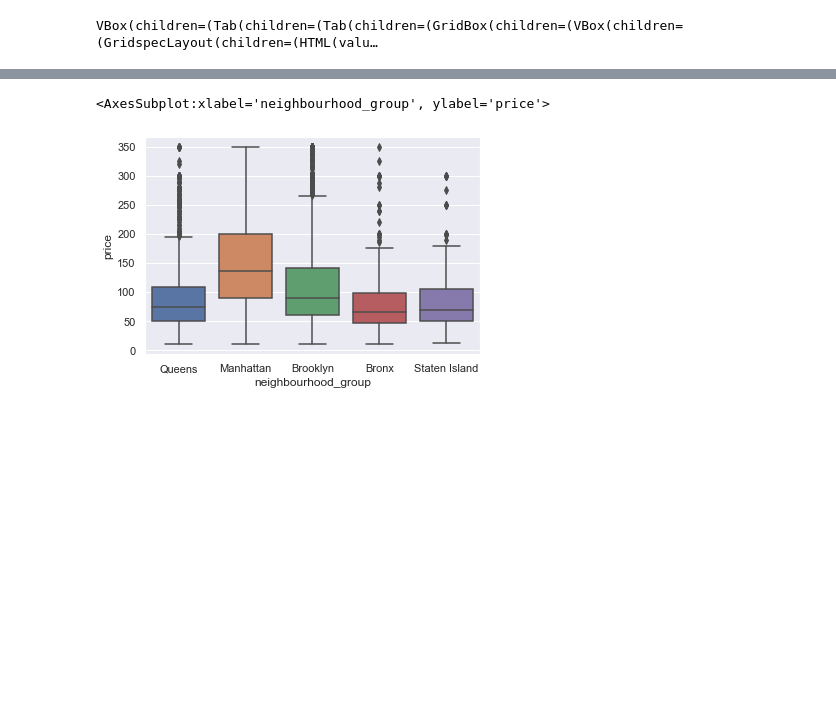
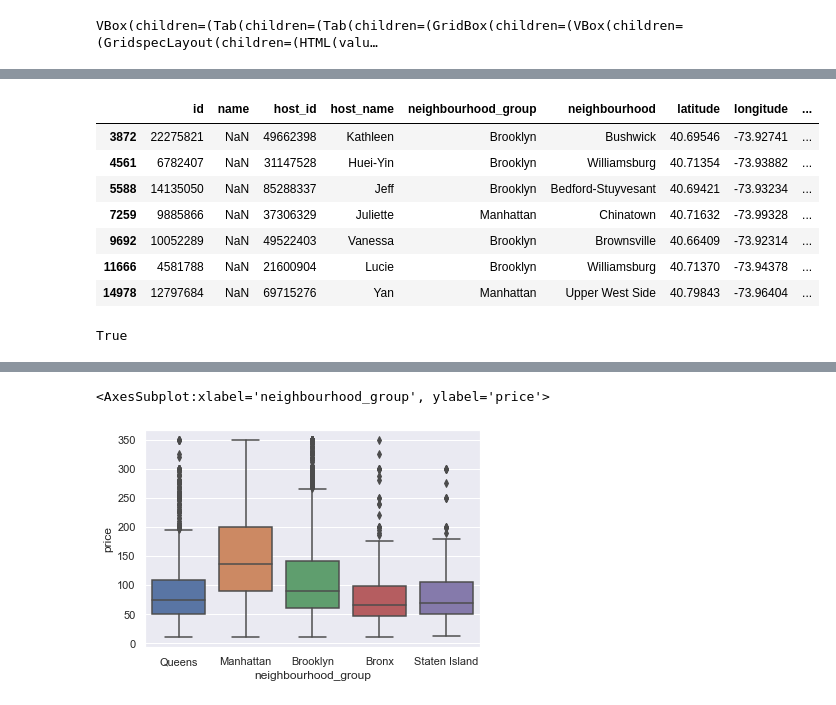
Before and after one commit to kangaroo98/nd0821-c2-build-model-workflow-starter, a Jupyter notebook: src/eda/EDA.ipynb, the cells around one changed output, grey strips where cells are left out. Saved outputs shown, nothing was run; the diff lists cells and outputs as text; code cells hidden in the pictures; blank space fills up the shorter version.

```diff
--- a/src/eda/EDA.ipynb
+++ b/src/eda/EDA.ipynb
@@ -64,0 +97,20 @@ df['last_review'] = pd.to_datetime(df['last_review'])
+# %%
+# identify the missing values in the name column
+df[df['name'].isnull()]
+# %% [output]
+|  | id | name | host_id | host_name | neighbourhood_group | neighbourhood | latitude | longitude | ... |
+| 3872 | 22275821 | NaN | 49662398 | Kathleen | Brooklyn | Bushwick | 40.69546 | -73.92741 | ... |
+| 4561 | 6782407 | NaN | 31147528 | Huei-Yin | Brooklyn | Williamsburg | 40.71354 | -73.93882 | ... |
+| 5588 | 14135050 | NaN | 85288337 | Jeff | Brooklyn | Bedford-Stuyvesant | 40.69421 | -73.93234 | ... |
+| 7259 | 9885866 | NaN | 37306329 | Juliette | Manhattan | Chinatown | 40.71632 | -73.99328 | ... |
+| 9692 | 10052289 | NaN | 49522403 | Vanessa | Brooklyn | Brownsville | 40.66409 | -73.92314 | ... |
+| 11666 | 4581788 | NaN | 21600904 | Lucie | Brooklyn | Williamsburg | 40.71370 | -73.94378 | ... |
+| 14978 | 12797684 | NaN | 69715276 | Yan | Manhattan | Upper West Side | 40.79843 | -73.96404 | ... |
+# %%
+# is the id used elsewhere in order to get the name
+df['id'].is_unique
+
+# id is unique, therefore name can not be copied from items with the same id
+# -> either drop NaNrows or set an empty string -> handling has tbd
+# %% [output]
+True
```
Also changed, not shown: parts of 23 cells of this notebook, 5 other files.
